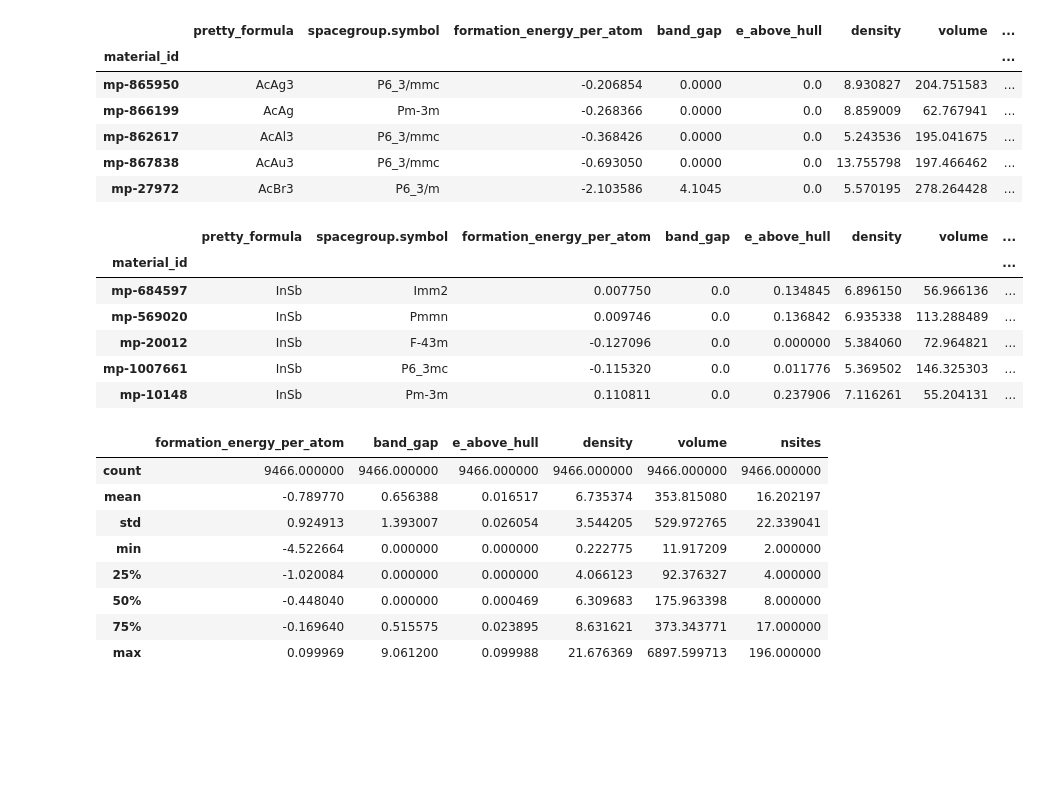
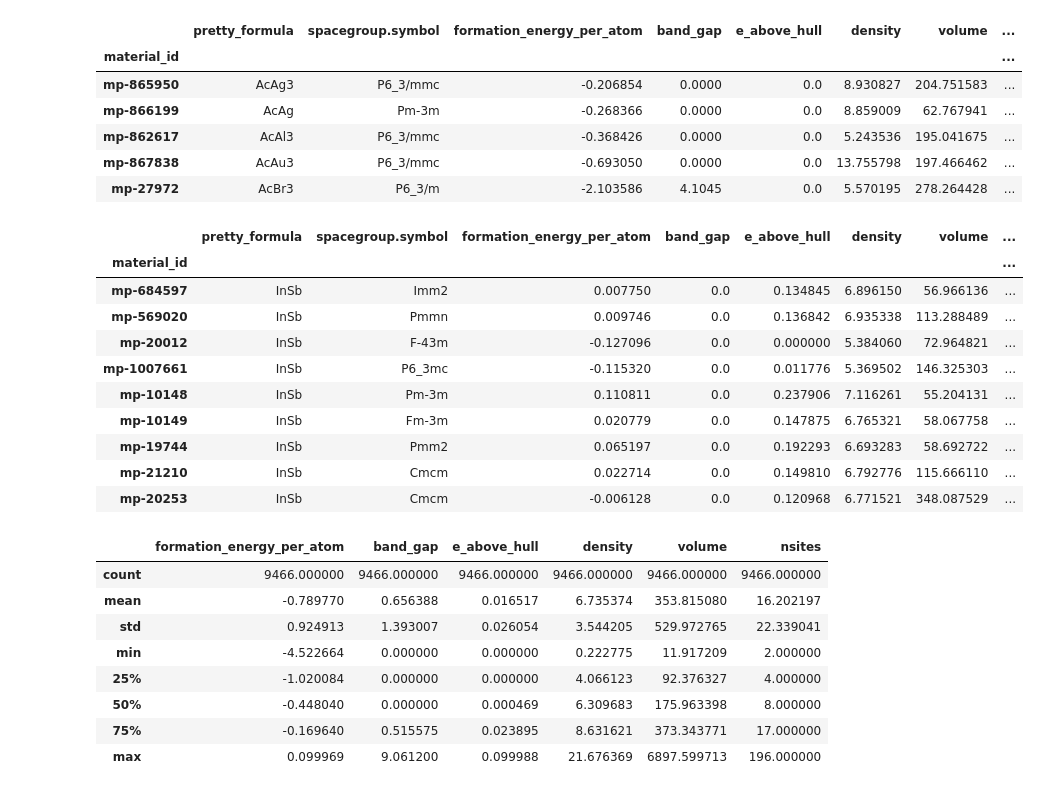
Before and after one commit to funabashi800/Bandoffset, a Jupyter notebook: InSb_BandGap_Estimation.ipynb, the cells around one changed output. Drawn from its saved outputs; the diff is of its cells as text; code cells hidden in the pictures; blank space fills up the shorter version.

```diff
--- a/InSb_BandGap_Estimation.ipynb
+++ b/InSb_BandGap_Estimation.ipynb
@@ -48,16 +48,21 @@ df_mp.head()
 | mp-862617 | AcAl3 | P6_3/mmc | -0.368426 | 0.0000 | 0.0 | 5.243536 | 195.041675 | ... |
 | mp-867838 | AcAu3 | P6_3/mmc | -0.693050 | 0.0000 | 0.0 | 13.755798 | 197.466462 | ... |
 | mp-27972 | AcBr3 | P6_3/m | -2.103586 | 4.1045 | 0.0 | 5.570195 | 278.264428 | ... |
-# %%
-insb.head()
-# %% [output]
-|  | pretty_formula | spacegroup.symbol | formation_energy_per_atom | band_gap | e_above_hull | density | volume | ... |
-| material_id |  |  |  |  |  |  |  | ... |
-| mp-684597 | InSb | Imm2 | 0.007750 | 0.0 | 0.134845 | 6.896150 | 56.966136 | ... |
-| mp-569020 | InSb | Pmmn | 0.009746 | 0.0 | 0.136842 | 6.935338 | 113.288489 | ... |
-| mp-20012 | InSb | F-43m | -0.127096 | 0.0 | 0.000000 | 5.384060 | 72.964821 | ... |
-| mp-1007661 | InSb | P6_3mc | -0.115320 | 0.0 | 0.011776 | 5.369502 | 146.325303 | ... |
-| mp-10148 | InSb | Pm-3m | 0.110811 | 0.0 | 0.237906 | 7.116261 | 55.204131 | ... |
+# %%
+# Originaly all of the data of band gap in the database is zero!
+insb
+# %% [output]
+|  | pretty_formula | spacegroup.symbol | formation_energy_per_atom | band_gap | e_above_hull | density | volume | ... |
+| material_id |  |  |  |  |  |  |  | ... |
+| mp-684597 | InSb | Imm2 | 0.007750 | 0.0 | 0.134845 | 6.896150 | 56.966136 | ... |
+| mp-569020 | InSb | Pmmn | 0.009746 | 0.0 | 0.136842 | 6.935338 | 113.288489 | ... |
+| mp-20012 | InSb | F-43m | -0.127096 | 0.0 | 0.000000 | 5.384060 | 72.964821 | ... |
+| mp-1007661 | InSb | P6_3mc | -0.115320 | 0.0 | 0.011776 | 5.369502 | 146.325303 | ... |
+| mp-10148 | InSb | Pm-3m | 0.110811 | 0.0 | 0.237906 | 7.116261 | 55.204131 | ... |
+| mp-10149 | InSb | Fm-3m | 0.020779 | 0.0 | 0.147875 | 6.765321 | 58.067758 | ... |
+| mp-19744 | InSb | Pmm2 | 0.065197 | 0.0 | 0.192293 | 6.693283 | 58.692722 | ... |
+| mp-21210 | InSb | Cmcm | 0.022714 | 0.0 | 0.149810 | 6.792776 | 115.666110 | ... |
+| mp-20253 | InSb | Cmcm | -0.006128 | 0.0 | 0.120968 | 6.771521 | 348.087529 | ... |
 # %%
 df_mp = df_mp[df_mp['e_above_hull'] < 0.1]
 insb = insb[insb['e_above_hull'] < 0.1 ]
```
